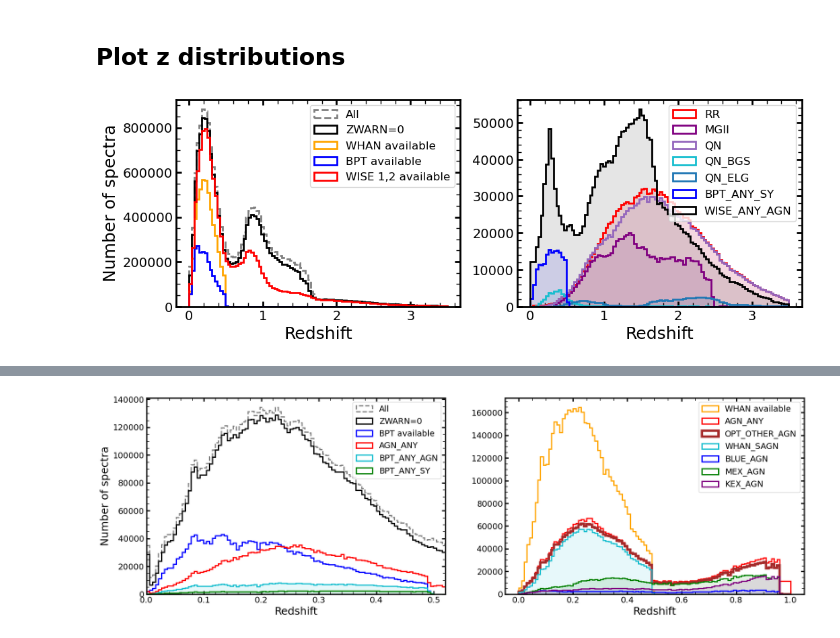
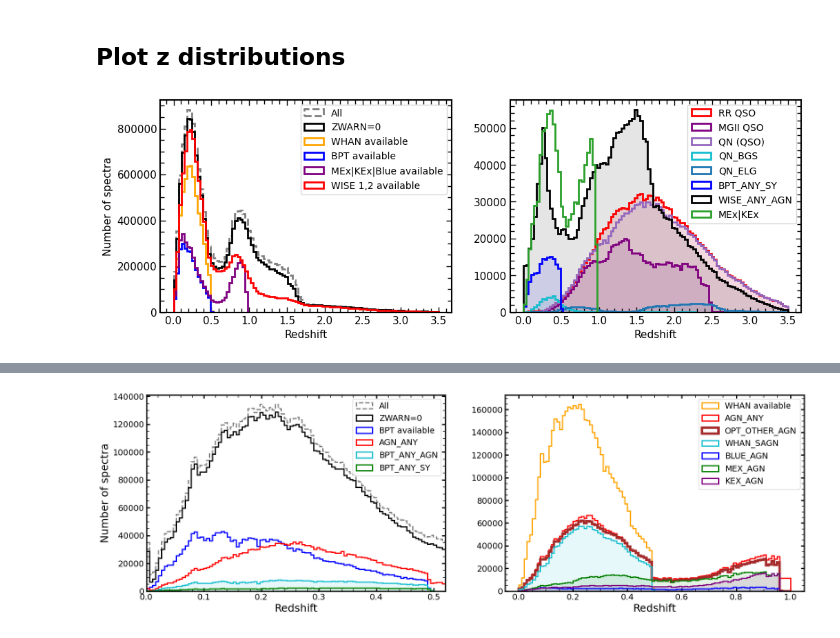
Before and after one commit to cosmodesi/desigaldev, a Jupyter notebook: AgnCats/notebooks/04_plots_for_paper.ipynb, the cells around one changed output, grey strips where cells are left out. Saved outputs shown, nothing was run; the diff lists cells and outputs as text; code cells hidden in the pictures.

Commit message:
notebooks 04a,b for figures

```diff
--- a/AgnCats/notebooks/04_plots_for_paper.ipynb
+++ b/AgnCats/notebooks/04_plots_for_paper.ipynb
@@ -59,9 +73,10 @@ def return_catdir(location='nersc'):
     else:
         return(nersc_path)  #default
 # %%
-catdir = return_catdir(location='nersc')
+catdir = return_catdir(location='datalab')
+filename = f'{catdir}agngal_dr1_20260709.fits'
 
 # Open the catalog
-agn_hdul = fits.open(f'{catdir}agnqso_desi.fits', format='fits')
+agn_hdul = fits.open(filename, format='fits')
 agn_hdul.info()
 # %% [output]
@@ -73,6 +88,8 @@ No.    Name      Ver    Type      Cards   Dimensions   Format
 # %%
 %%time
 # Load the catalog into Astropy tables
-T = Table(agn_hdul[1].data)
-T2 = Table(agn_hdul[2].data)
+#T = Table(agn_hdul[1].data)
+#T2 = Table(agn_hdul[2].data)
+T = Table(fitsio.read(filename, ext=1))
+T2 = Table(fitsio.read(filename, ext=2))
 # %% [output]
@@ -84,12 +121,16 @@ AGN_MASKBITS, OPT_UV_TYPE, IR_TYPE = get_agn_maskbits('../py/agnmask.yaml')
 ## Plot z distributions
 # %%
 #agntypes = ['RR', 'MGII', 'QN', 'QN_BGS', 'QN_ELG', 'BPT_ANY_SY', 'OPT_OTHER_AGN', 'WISE_ANY_AGN']
+#agnlabels = ['RR QSO', 'MGII QSO', 'QN (QSO)', 'QN_BGS', 'QN_ELG', 'BPT_ANY_SY', 'OPT_OTHER_AGN', 'WISE_ANY_AGN']
 #colors = ['red', 'purple', 'tab:purple', 'tab:cyan', 'tab:blue', 'blue', 'green', 'black']
 
-# TO DO: add QSO in labels;
+agntypes = ['RR', 'MGII', 'QN', 'QN_BGS', 'QN_ELG', 'BPT_ANY_SY', 'WISE_ANY_AGN']
+agnlabels = ['RR QSO', 'MGII QSO', 'QN (QSO)', 'QN_BGS', 'QN_ELG', 'BPT_ANY_SY', 'WISE_ANY_AGN']
+colors = ['red', 'purple', 'tab:purple', 'tab:cyan', 'tab:blue', 'blue', 'black']
 
-agntypes = ['RR', 'MGII', 'QN', 'QN_BGS', 'QN_ELG', 'BPT_ANY_SY', 'WISE_ANY_AGN']
-colors = ['red', 'purple', 'tab:purple', 'tab:cyan', 'tab:blue', 'blue', 'black']
+# OPT_OTHER_AGN is not confident enough (includes composite, weak AGN, etc.); treat separately
+opt_other_agn_secure = (T['OPT_UV_TYPE'] & OPT_UV_TYPE.MEX_AGN != 0)
+#opt_other_agn_secure = (T['OPT_UV_TYPE'] & OPT_UV_TYPE.MEX_AGN != 0)|(T['OPT_UV_TYPE'] & OPT_UV_TYPE.KEX_AGN != 0)
 
 fig, (ax1, ax2) = plt.subplots(1, 2, figsize=(12,4), sharex=True)
 
@@ -98,34 +139,48 @@ rz = (0,3.5)
 # Left-hand panel: full catalog + only secure redshifts
 ax1.hist(T['Z'],bins=100,range=(rz), histtype='step', lw=2, color='gray', ls='--', label='All')
 ax1.hist(T['Z'][T['ZWARN']==0],bins=100,range=(rz), histtype='step', lw=2, color='k', label='ZWARN=0')
 
 # WHAN available
 ax1.hist(T['Z'][(T['ZWARN']==0)&(T['OPT_UV_TYPE'] & OPT_UV_TYPE.WHAN != 0)],bins=100,range=(rz),
          histtype='step', lw=2, color='orange', label='WHAN available')
 
 # BPT available
 ax1.hist(T['Z'][(T['ZWARN']==0)&(T['OPT_UV_TYPE'] & OPT_UV_TYPE.NII_BPT != 0)],bins=100,range=(rz),
          histtype='step', lw=2, color='b', label='BPT available')
 
+# MEx/KEx/Blue available (all go roughly to z~1)
+avail_z1 = (T['OPT_UV_TYPE'] & OPT_UV_TYPE.MEX != 0) | (T['OPT_UV_TYPE'] & OPT_UV_TYPE.KEX != 0)
+ax1.hist(T['Z'][(T['ZWARN']==0)&(avail_z1)],bins=100,range=(rz),
+         histtype='step', lw=2, color='purple', label='MEx|KEx|Blue available')
+
 # WISE (W1, W2) available [some diagrams need W1, W2, W3]
 ax1.hist(T['Z'][(T['ZWARN']==0)&(T['IR_TYPE'] & IR_TYPE.WISE_W12 != 0)],bins=100,range=(rz),
          histtype='step', lw=2, color='r', label='WISE 1,2 available')
 
 # Right-hand panel: selected classes of AGN/QSO
 for i, agn in enumerate(agntypes):
     sel = (T['AGN_MASKBITS'] & AGN_MASKBITS[agn] != 0)
     col = colors[i]
     ax2.hist(T['Z'][sel],bins=100,range=(rz), alpha=0.1, color=col)
-    ax2.hist(T['Z'][sel],bins=100,range=(rz), label=agn, histtype='step', lw=2, color=col)
+    ax2.hist(T['Z'][sel],bins=100,range=(rz), label=agnlabels[i], histtype='step', lw=2, color=col)
+
+ax2.hist(T['Z'][opt_other_agn_secure],bins=100,range=(rz), label='MEx|KEx', histtype='step', lw=2, color='tab:green')
+
 
 # Axis labels
 ax1.set_xlabel('Redshift')
 ax1.set_ylabel('Number of spectra')
 ax2.set_xlabel('Redshift')
 
+# Set axis scales
+#ax1.set_xscale('log')
+#ax2.set_xscale('log')
+#ax1.set_yscale('log')
+#ax2.set_yscale('log')
+
 # Legends
-ax1.legend(fontsize=12)
-ax2.legend(fontsize=12)
+ax1.legend(fontsize=10)
+ax2.legend(fontsize=10)
 plt.show()
 # %% [output]
-[figure, old version]
+[figure, new version]
```
Also changed, not shown: parts of 17 cells of this notebook, 3 other files.
